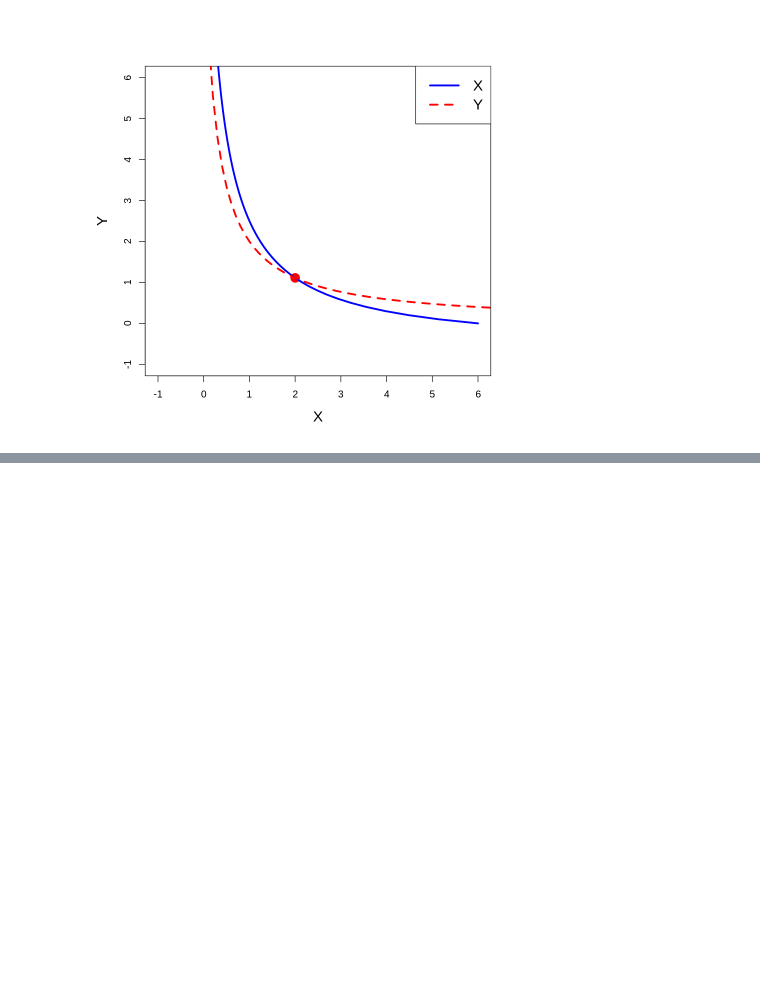
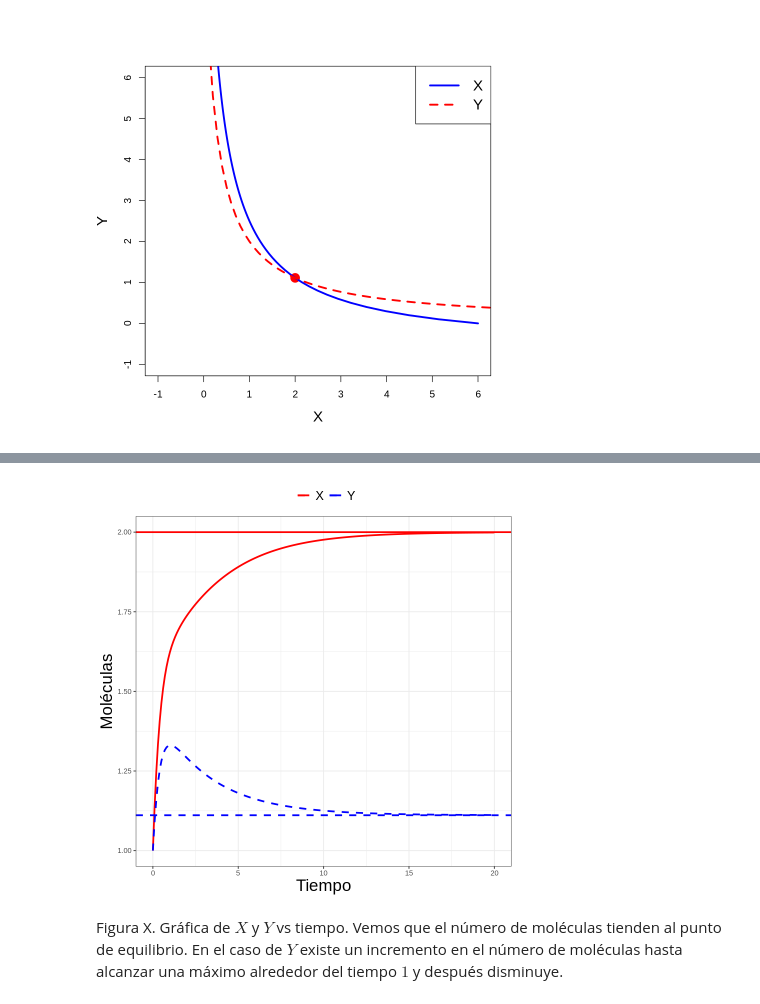
Before and after one commit to sysbio-unam/practicas-computacionales, a Jupyter notebook: ejemplo_de_juguete.ipynb, the cells around one changed output, grey strips where cells are left out. Saved outputs shown, nothing was run; the diff lists cells and outputs as text; code cells hidden in the pictures; blank space fills up the shorter version.

```diff
--- a/ejemplo_de_juguete.ipynb
+++ b/ejemplo_de_juguete.ipynb
@@ -1027,0 +1061,13 @@ Dado que la traza es negativa y el determinante positivo se tiene que ambos eige
+# %%
+# establecer modelo
+dimero <- function(time, parms, state) {
+    with(as.list(c(parms, state)), {
+
+        # balance para X
+        dXdt = Eprod*Xpre - Edeg*X - Edim*X*Y + Edis*(Ytot - Y)
+        # balance para Y
+        dYdt = -Edim*X*Y + Edis*(Ytot - Y)
+
+        return(list(c(dXdt, dYdt)))
+    })
+}
@@ -1027,0 +1080,12 @@ Dado que la traza es negativa y el determinante positivo se tiene que ambos eige
+# %%
+# condiciones iniciales
+s <- c(X = 1, Y = 1)
+# tiempo de integración
+time <- seq(0,20,0.1)
+# %%
+# resolver EDOs
+out <- ode(func = dimero, y = s, times = time, parms = p, method = "rk4")
+# %%
+# guardar resltados
+out <- as.data.frame(out)
+head(out)
@@ -1027,0 +1102,21 @@ Dado que la traza es negativa y el determinante positivo se tiene que ambos eige
+# %%
+# mostrar resultados
+ggplot(out, aes(x = time)) +
+geom_line(aes(y = X, color = "X"), lwd = 1) +
+geom_line(aes(y = Y, color = "Y"), lwd = 1, lty = 2) +
+geom_hline(yintercept = ss$Xss, color = "red", lwd = 1) +
+geom_hline(yintercept = ss$Yss, color = "blue", lwd = 1, lty = 2) +
+scale_color_manual("", values = c("red","blue"), breaks = c("X","Y"))+
+ylab("Moléculas") +
+xlab("Tiempo") +
+theme_bw()+
+theme(
+    legend.position = "top",
+    legend.text = element_text(size = 15),
+    axis.title.y = element_text(size = 20),
+    axis.title.x = element_text(size = 20)
+)
+# %% [output]
+[figure, added]
+# %% [markdown]
+Figura X. Gráfica de $X$ y $Y$ vs tiempo. Vemos que el número de moléculas tienden al punto de equilibrio. En el caso de $Y$ existe un incremento en el número de moléculas hasta alcanzar una máximo alrededor del tiempo $1$ y después disminuye.
```
Also changed, not shown: parts of 19 cells of this notebook.
